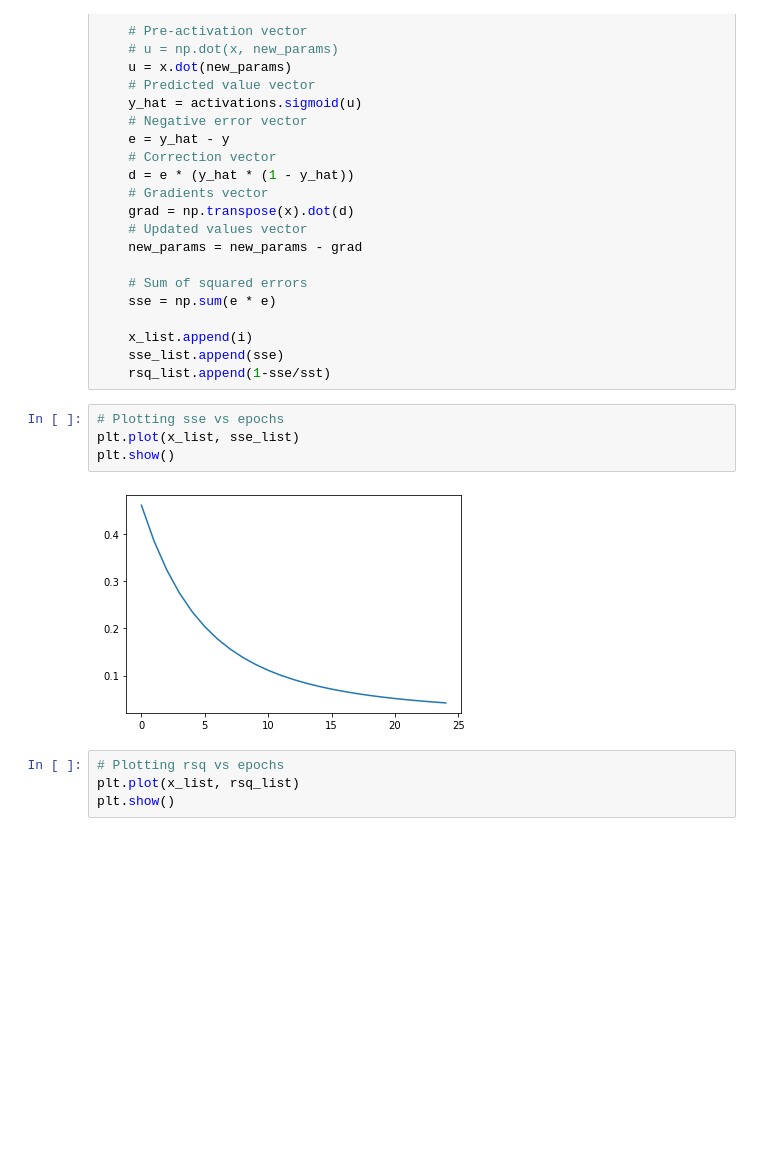
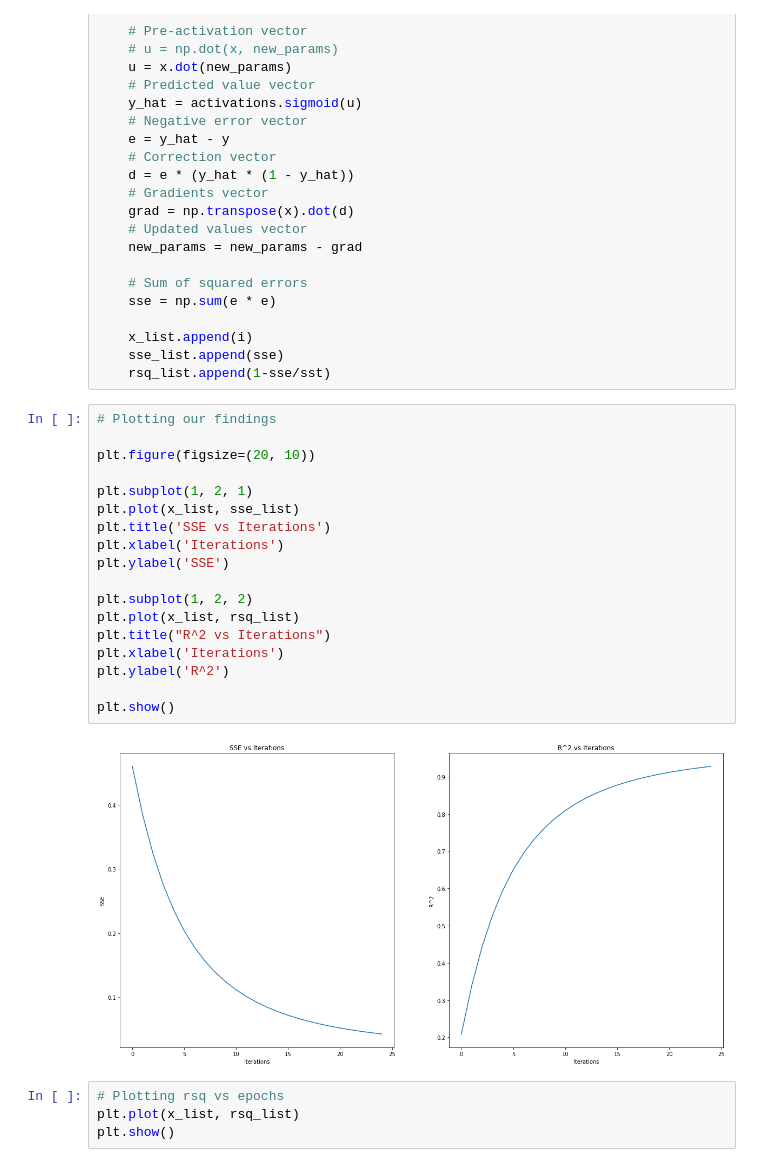
Before and after one commit to sking115422/DS2_E2_Rev, a Jupyter notebook: perceptron.ipynb, the cells around one changed output. Saved outputs shown, nothing was run; the diff lists cells and outputs as text; blank space fills up the shorter version.

```diff
--- a/perceptron.ipynb
+++ b/perceptron.ipynb
@@ -214,12 +216,26 @@ for i in range(0, 25):
     x_list.append(i)
     sse_list.append(sse)
     rsq_list.append(1-sse/sst)
-# %%
-# Plotting sse vs epochs
-plt.plot(x_list, sse_list)
-plt.show()
-# %% [output]
-[figure, removed]
+# %%
+# Plotting our findings
+
+plt.figure(figsize=(20, 10))
+
+plt.subplot(1, 2, 1)
+plt.plot(x_list, sse_list)
+plt.title('SSE vs Iterations')
+plt.xlabel('Iterations')
+plt.ylabel('SSE')
+
+plt.subplot(1, 2, 2)
+plt.plot(x_list, rsq_list)
+plt.title("R^2 vs Iterations")
+plt.xlabel('Iterations')
+plt.ylabel('R^2')
+
+plt.show()
+# %% [output]
+[figure, added]
 # %%
 # Plotting rsq vs epochs
 plt.plot(x_list, rsq_list)
```
Also changed, not shown: parts of 2 cells of this notebook, 6 other files.
